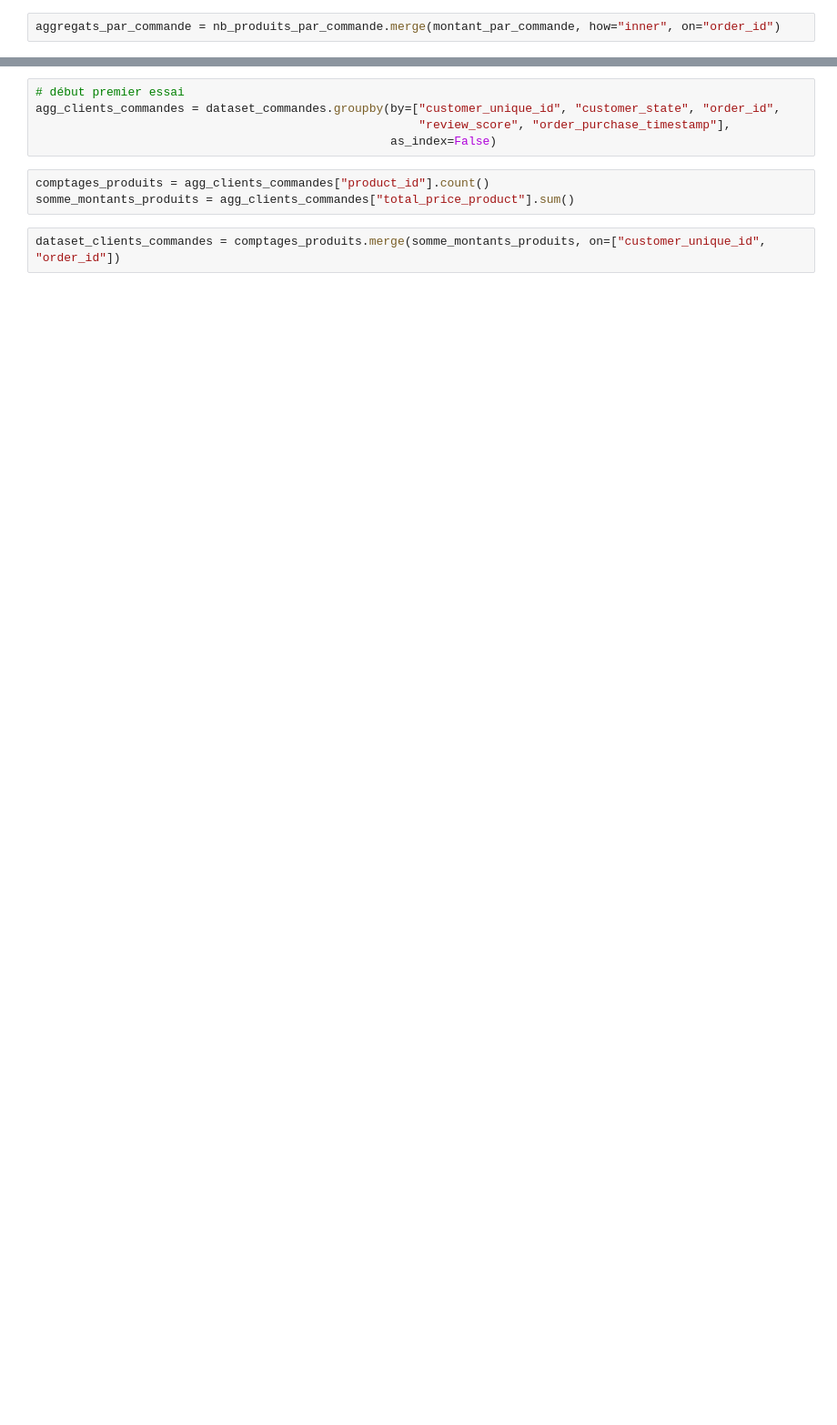
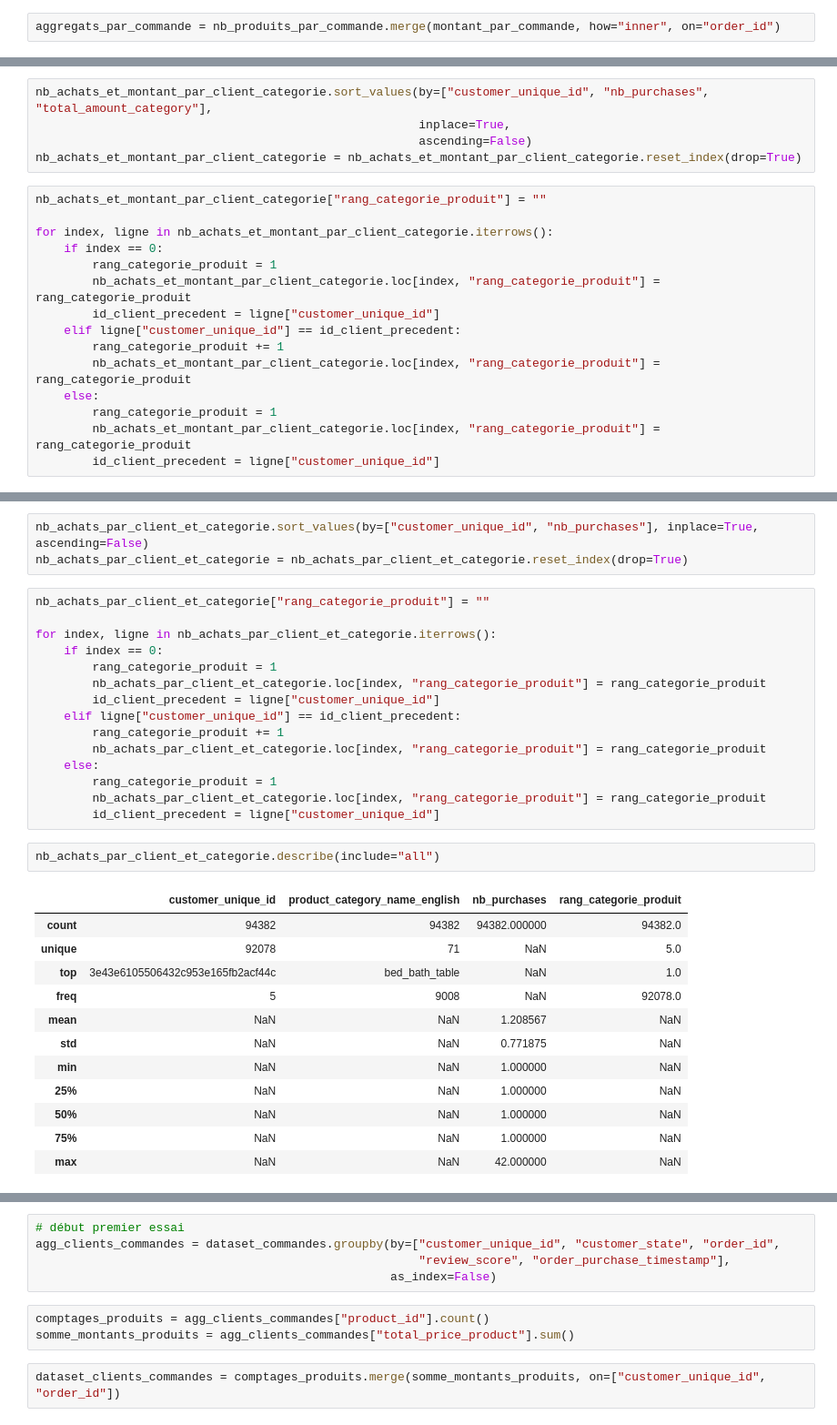
Before and after one commit to sebastienbourgeois/oc-p5-segmenter-clients-site-ecommerce, a Jupyter notebook: POLIST_01_notebookanalyse.ipynb, the cells around one changed output, grey strips where cells are left out. Shown: that part at 91% size. Drawn from its saved outputs; the diff is of its cells as text; blank space fills up the shorter version.

```diff
--- a/POLIST_01_notebookanalyse.ipynb
+++ b/POLIST_01_notebookanalyse.ipynb
@@ -974,0 +1106,20 @@ score_moyen_commentaires_par_client = maille_clients_satisfaction.groupby(by="cu
+# %%
+nb_achats_et_montant_par_client_categorie.sort_values(by=["customer_unique_id", "nb_purchases", "total_amount_category"],
+                                                      inplace=True,
+                                                      ascending=False)
+nb_achats_et_montant_par_client_categorie = nb_achats_et_montant_par_client_categorie.reset_index(drop=True)
+# %%
+nb_achats_et_montant_par_client_categorie["rang_categorie_produit"] = ""
+
+for index, ligne in nb_achats_et_montant_par_client_categorie.iterrows():
+    if index == 0:
+        rang_categorie_produit = 1
+        nb_achats_et_montant_par_client_categorie.loc[index, "rang_categorie_produit"] = rang_categorie_produit
+        id_client_precedent = ligne["customer_unique_id"]
+    elif ligne["customer_unique_id"] == id_client_precedent:
+        rang_categorie_produit += 1
+        nb_achats_et_montant_par_client_categorie.loc[index, "rang_categorie_produit"] = rang_categorie_produit
+    else:
+        rang_categorie_produit = 1
+        nb_achats_et_montant_par_client_categorie.loc[index, "rang_categorie_produit"] = rang_categorie_produit
+        id_client_precedent = ligne["customer_unique_id"]
@@ -974,0 +1148,33 @@ score_moyen_commentaires_par_client = maille_clients_satisfaction.groupby(by="cu
+# %%
+nb_achats_par_client_et_categorie.sort_values(by=["customer_unique_id", "nb_purchases"], inplace=True, ascending=False)
+nb_achats_par_client_et_categorie = nb_achats_par_client_et_categorie.reset_index(drop=True)
+# %%
+nb_achats_par_client_et_categorie["rang_categorie_produit"] = ""
+
+for index, ligne in nb_achats_par_client_et_categorie.iterrows():
+    if index == 0:
+        rang_categorie_produit = 1
+        nb_achats_par_client_et_categorie.loc[index, "rang_categorie_produit"] = rang_categorie_produit
+        id_client_precedent = ligne["customer_unique_id"]
+    elif ligne["customer_unique_id"] == id_client_precedent:
+        rang_categorie_produit += 1
+        nb_achats_par_client_et_categorie.loc[index, "rang_categorie_produit"] = rang_categorie_produit
+    else:
+        rang_categorie_produit = 1
+        nb_achats_par_client_et_categorie.loc[index, "rang_categorie_produit"] = rang_categorie_produit
+        id_client_precedent = ligne["customer_unique_id"]
+# %%
+nb_achats_par_client_et_categorie.describe(include="all")
+# %% [output]
+|  | customer_unique_id | product_category_name_english | nb_purchases | rang_categorie_produit |
+| count | 94382 | 94382 | 94382.000000 | 94382.0 |
+| unique | 92078 | 71 | NaN | 5.0 |
+| top | 3e43e6105506432c953e165fb2acf44c | bed_bath_table | NaN | 1.0 |
+| freq | 5 | 9008 | NaN | 92078.0 |
+| mean | NaN | NaN | 1.208567 | NaN |
+| std | NaN | NaN | 0.771875 | NaN |
+| min | NaN | NaN | 1.000000 | NaN |
+| 25% | NaN | NaN | 1.000000 | NaN |
+| 50% | NaN | NaN | 1.000000 | NaN |
+| 75% | NaN | NaN | 1.000000 | NaN |
+| max | NaN | NaN | 42.000000 | NaN |
```
Also changed, not shown: parts of 46 cells of this notebook.
